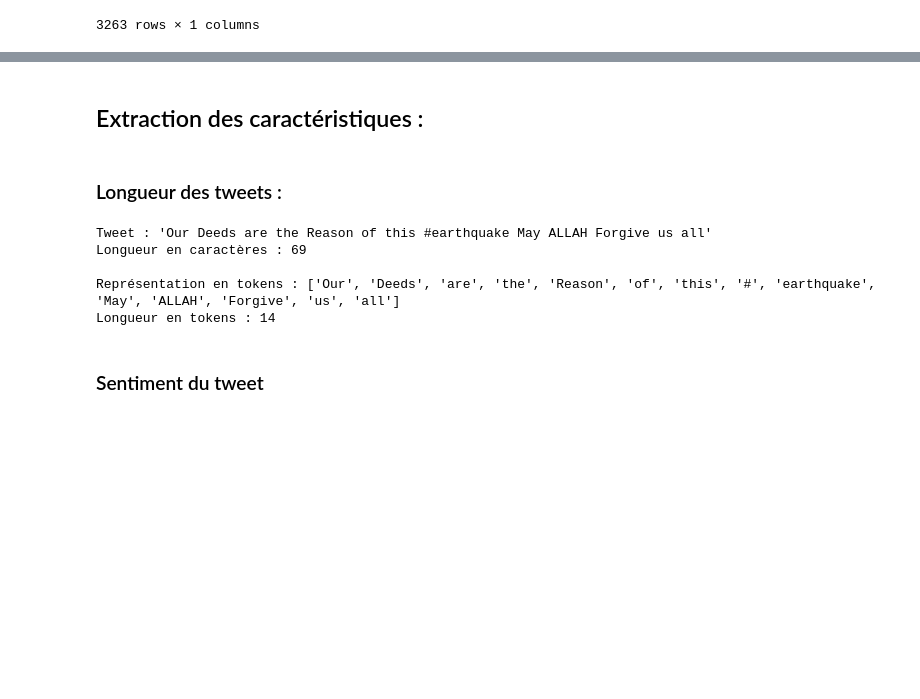
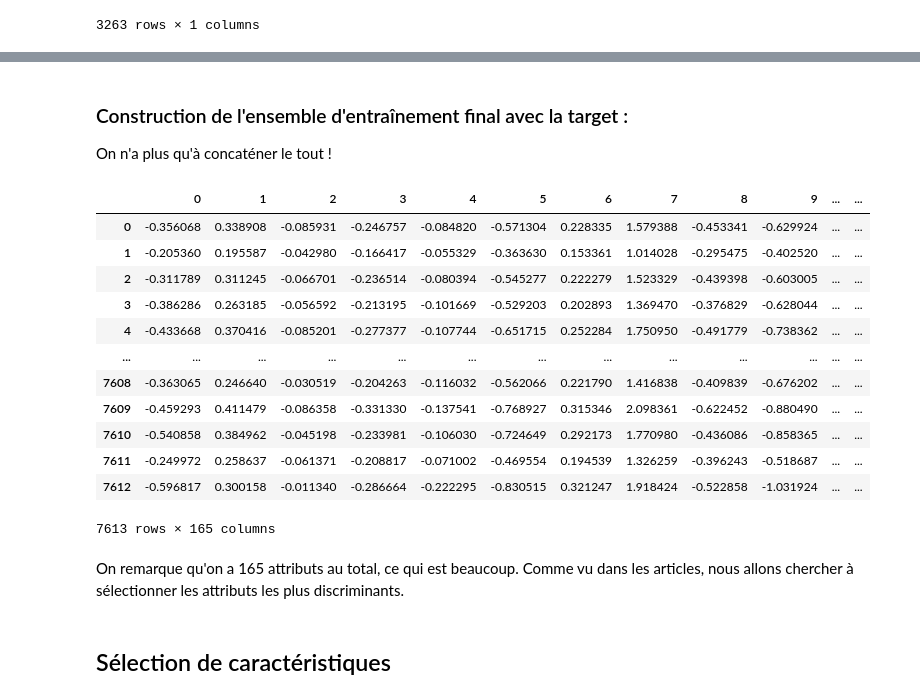
Before and after one commit to Arthur8754/NLP-project, a Jupyter notebook: detect-fake-news.ipynb, the cells around one changed output, grey strips where cells are left out. Cells and saved outputs as stored; diff of their text form; code cells hidden in the pictures; blank space fills up the shorter version.

```diff
--- a/detect-fake-news.ipynb
+++ b/detect-fake-news.ipynb
@@ -95,30 +239,33 @@ display(df_test)
+# %% [markdown]
+### Construction de l'ensemble d'entraînement final avec la target :
+On n'a plus qu'à concaténer le tout !
+# %%
+# Word2vec
+df_classification = df_word2vec
+
+# TweetLevel
+for tweetlevel_feature in df_tweet_level.columns:
+    df_classification[tweetlevel_feature] = df_tweet_level[tweetlevel_feature]
+
+# Target :
+df_classification["target"] = df_train["target"]
+
+df_classification
+# %% [output]
+|  | 0 | 1 | 2 | 3 | 4 | 5 | 6 | 7 | 8 | 9 | ... | ... |
+| 0 | -0.356068 | 0.338908 | -0.085931 | -0.246757 | -0.084820 | -0.571304 | 0.228335 | 1.579388 | -0.453341 | -0.629924 | ... | ... |
+| 1 | -0.205360 | 0.195587 | -0.042980 | -0.166417 | -0.055329 | -0.363630 | 0.153361 | 1.014028 | -0.295475 | -0.402520 | ... | ... |
+| 2 | -0.311789 | 0.311245 | -0.066701 | -0.236514 | -0.080394 | -0.545277 | 0.222279 | 1.523329 | -0.439398 | -0.603005 | ... | ... |
+| 3 | -0.386286 | 0.263185 | -0.056592 | -0.213195 | -0.101669 | -0.529203 | 0.202893 | 1.369470 | -0.376829 | -0.628044 | ... | ... |
+| 4 | -0.433668 | 0.370416 | -0.085201 | -0.277377 | -0.107744 | -0.651715 | 0.252284 | 1.750950 | -0.491779 | -0.738362 | ... | ... |
+| ... | ... | ... | ... | ... | ... | ... | ... | ... | ... | ... | ... | ... |
+| 7608 | -0.363065 | 0.246640 | -0.030519 | -0.204263 | -0.116032 | -0.562066 | 0.221790 | 1.416838 | -0.409839 | -0.676202 | ... | ... |
+| 7609 | -0.459293 | 0.411479 | -0.086358 | -0.331330 | -0.137541 | -0.768927 | 0.315346 | 2.098361 | -0.622452 | -0.880490 | ... | ... |
+| 7610 | -0.540858 | 0.384962 | -0.045198 | -0.233981 | -0.106030 | -0.724649 | 0.292173 | 1.770980 | -0.436086 | -0.858365 | ... | ... |
+| 7611 | -0.249972 | 0.258637 | -0.061371 | -0.208817 | -0.071002 | -0.469554 | 0.194539 | 1.326259 | -0.396243 | -0.518687 | ... | ... |
+| 7612 | -0.596817 | 0.300158 | -0.011340 | -0.286664 | -0.222295 | -0.830515 | 0.321247 | 1.918424 | -0.522858 | -1.031924 | ... | ... |
+7613 rows × 165 columns
+# %% [markdown]
+On remarque qu'on a 165 attributs au total, ce qui est beaucoup. Comme vu dans les articles, nous allons chercher à sélectionner les attributs les plus discriminants.
 # %% [markdown]
-## Extraction des caractéristiques :
+## Sélection de caractéristiques
-# %% [markdown]
-### Longueur des tweets :
-# %%
-# Test sur 1 tweet :
-from src.features.tweetLevel import tweetLevel
-from src.features.tokenization import tokenization
-
-extractor_features = tweetLevel()
-tokenizer = tokenization()
-
-tweet = df_train["text"][0]
-tokenized_tweet = tokenizer.tokenize_tweet(tweet)
-len_in_char = extractor_features.get_length_in_characters(tweet)
-len_in_tokens = extractor_features.get_length_in_tokens(tweet)
-
-print(f"Tweet : '{tweet}'")
-print(f"Longueur en caractères : {len_in_char}")
-print("")
-print(f"Représentation en tokens : {tokenized_tweet}")
-print(f"Longueur en tokens : {len_in_tokens}")
-# %% [output]
-Tweet : 'Our Deeds are the Reason of this #earthquake May ALLAH Forgive us all'
-Longueur en caractères : 69
-
-Représentation en tokens : ['Our', 'Deeds', 'are', 'the', 'Reason', 'of', 'this', '#', 'earthquake', 'May', 'ALLAH', 'Forgive', 'us', 'all']
-Longueur en tokens : 14
-# %% [markdown]
-### Sentiment du tweet
```
Also changed, not shown: parts of 16 cells of this notebook, 3 other files.
